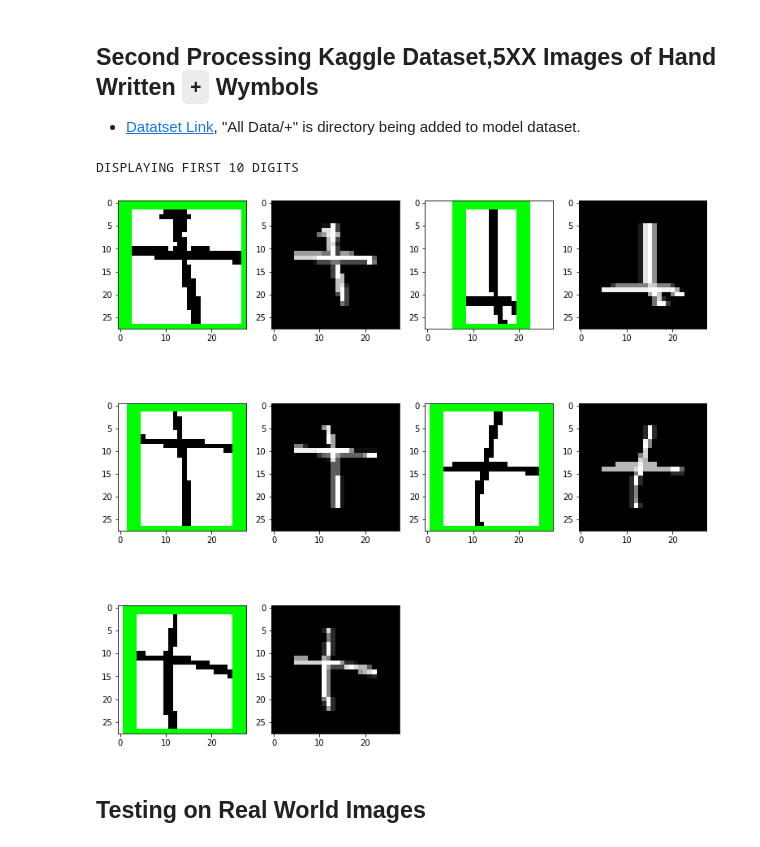
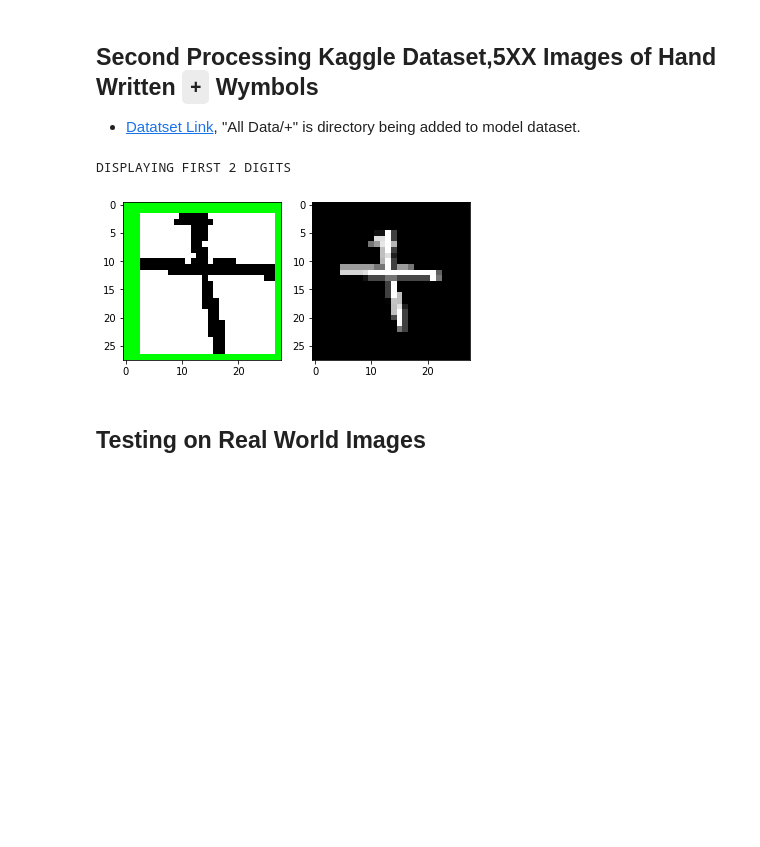
Before and after one commit to davidjperez00/ideal-funicular, a Jupyter notebook: datasets/kaggle_+_pipeline.ipynb, the cells around one changed output. Saved outputs shown, nothing was run; the diff lists cells and outputs as text; code cells hidden in the pictures; blank space fills up the shorter version.

Commit message:
make adjustments to pipeline notebook

```diff
--- a/datasets/kaggle_+_pipeline.ipynb
+++ b/datasets/kaggle_+_pipeline.ipynb
@@ -221,51 +228,89 @@ import cv2
 import os
 import numpy as np
 import matplotlib.pyplot as plt
 import math
 
-def save_img_to_add_preproc_dir(img_name, img):
-  add_preproc_path = "./kaggle_dataset2/digit_original/"
 
-  cv2.imwrite(add_preproc_path + img_name, img)
+# GLOBALS #
+ORIGINAL_IMGS_PATH = "./kaggle_dataset2/+/"
+IMGS_SAVE_PATH = "./full_+_preprocessed/"
+NUM_DIGITS_DISPLAY = 2
+
+# Try to create a folder to store preprocessed images:
+try:
+  os.mkdir(IMGS_SAVE_PATH)
+except:
+  pass
 
 
-# BEGGINNING OF MAIN SCRIPT
 
-image_names = os.listdir("./kaggle_dataset2/+")
+# def save_img_to_add_preproc_dir(img_name, img):
+#   add_preproc_path = "./kaggle_dataset2/digit_original/"
 
+#   cv2.imwrite(add_preproc_path + img_name, img)
+
+########
+
+# Perform preprocessing on images from ORIGINAL_IMG_PATH
+# preproc_digits = []
+# for i in range(0,len(image_names)):
+#   image = cv2.imread(ORIGINAL_IMGS_PATH + image_names[i])
+
+#   # Create a image bounded from contour, then preprocess into (28, 28) image
+#   bounded_img, preproc_img = preprocess_pipeline(image)
+
+#   if (i < NUM_DIGITS_DISPLAY):
+#     preproc_digits.append(bounded_img)
+#     preproc_digits.append(preproc_img)
+
+#   # Save preproc image to new folder
+#   # save_img_to_add_preproc_dir(image_names[i],  preproc_img)
+#   cv2.imwrite(IMGS_SAVE_PATH + image_names[i], preproc_img)
+
+
+# # DISPLAYING IMAGES TO SEE OPERATION maybe display first 2?
+# print(f"DISPLAYING FIRST {NUM_DIGITS_DISPLAY} DIGITS")
+# display_list_of_images(preproc_digits)
+
+##########
+
+image_names = os.listdir(ORIGINAL_IMGS_PATH)
+
+# Only the unprocessed images are going to be used from
+# this dataset, these images are determined using this regex
+regex_pattern = "[+][_][\d][_][\d]+.png"
 original_digits_names = []
-# fix file type extraction
-regex_pattern = "[+][_][\d][_][\d]+.png"
+
 for file in image_names:
   match = re.search(regex_pattern, file)
 
   if match:
     original_digits_names.append(file)
 
 
 preproc_digits = []
-boundeds = []
-# perform
 for i in range(0,len(original_digits_names)):
-  image = cv2.imread("./kaggle_dataset2/+/" + original_digits_names[i])
+  image = cv2.imread(ORIGINAL_IMGS_PATH + original_digits_names[i])
 
   # Creates copy of image then preprocesses copy
   bounded_img, preproc_img = preprocess_pipeline(image)
 
-  preproc_digits.append(bounded_img)
-  preproc_digits.append(preproc_img)
+  if (i < NUM_DIGITS_DISPLAY):
+    preproc_digits.append(bounded_img)
+    preproc_digits.append(preproc_img)
 
   # Save preproc image to new folder
-  save_img_to_add_preproc_dir(original_digits_names[i],  preproc_img)
+  # save_img_to_add_preproc_dir(original_digits_names[i],  preproc_img)
+  #   cv2.imwrite(add_preproc_path + img_name, img)
+  cv2.imwrite(IMGS_SAVE_PATH + original_digits_names[i], preproc_img)
+
 
 
 # DISPLAYING IMAGES TO SEE OPERATION maybe display first 8?
-num_digits_display = 10
-print(f"DISPLAYING FIRST {num_digits_display} DIGITS")
-first_ten_digits = preproc_digits[:num_digits_display]
-display_list_of_images(first_ten_digits)
+print(f"DISPLAYING FIRST {NUM_DIGITS_DISPLAY} DIGITS")
+display_list_of_images(preproc_digits)
 # %% [output]
-DISPLAYING FIRST 10 DIGITS
+DISPLAYING FIRST 2 DIGITS
-[figure, old version]
+[figure, new version]
 # %% [markdown]
 ## Testing on Real World Images
```
Also changed, not shown: parts of 1 cell of this notebook.
